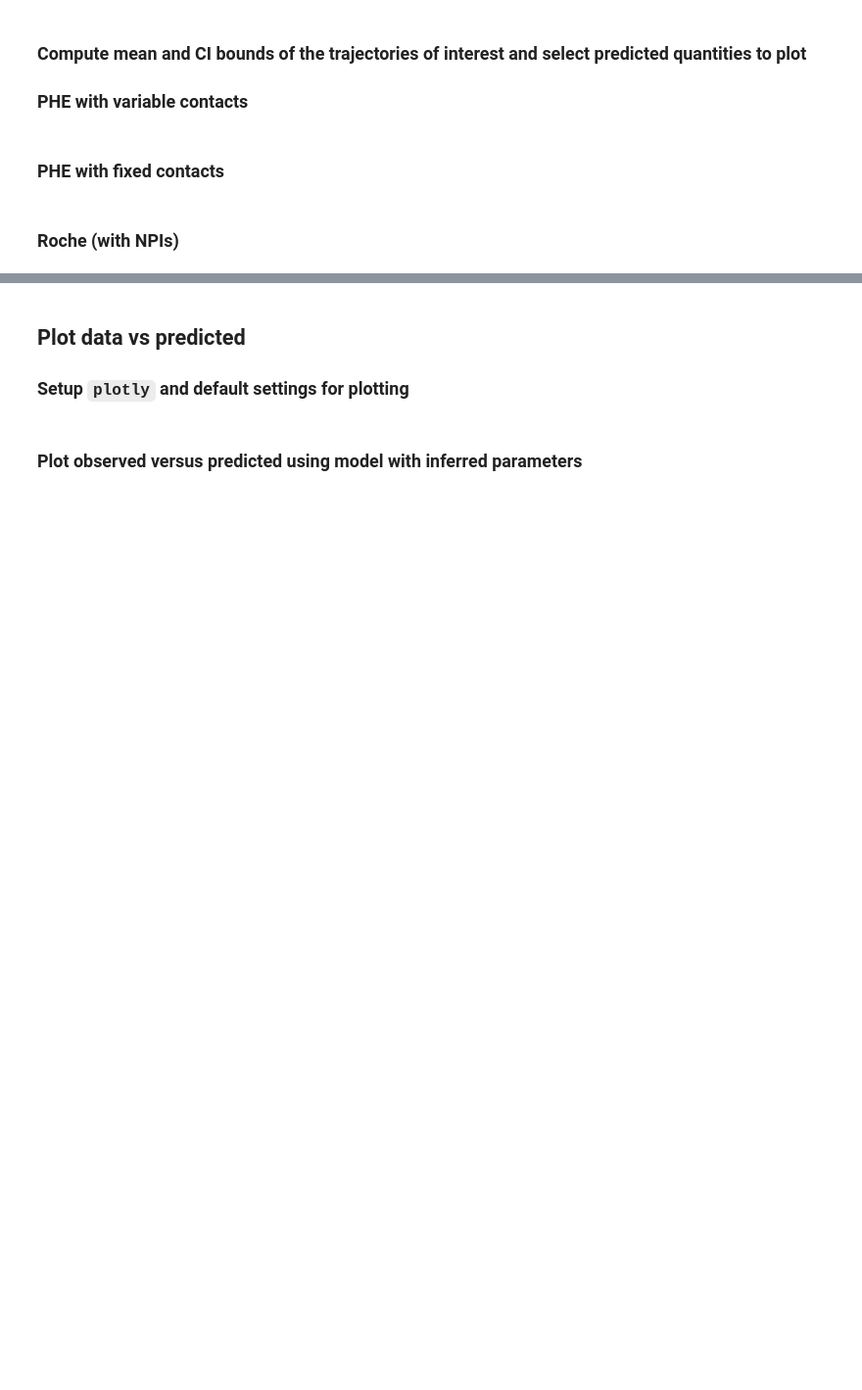
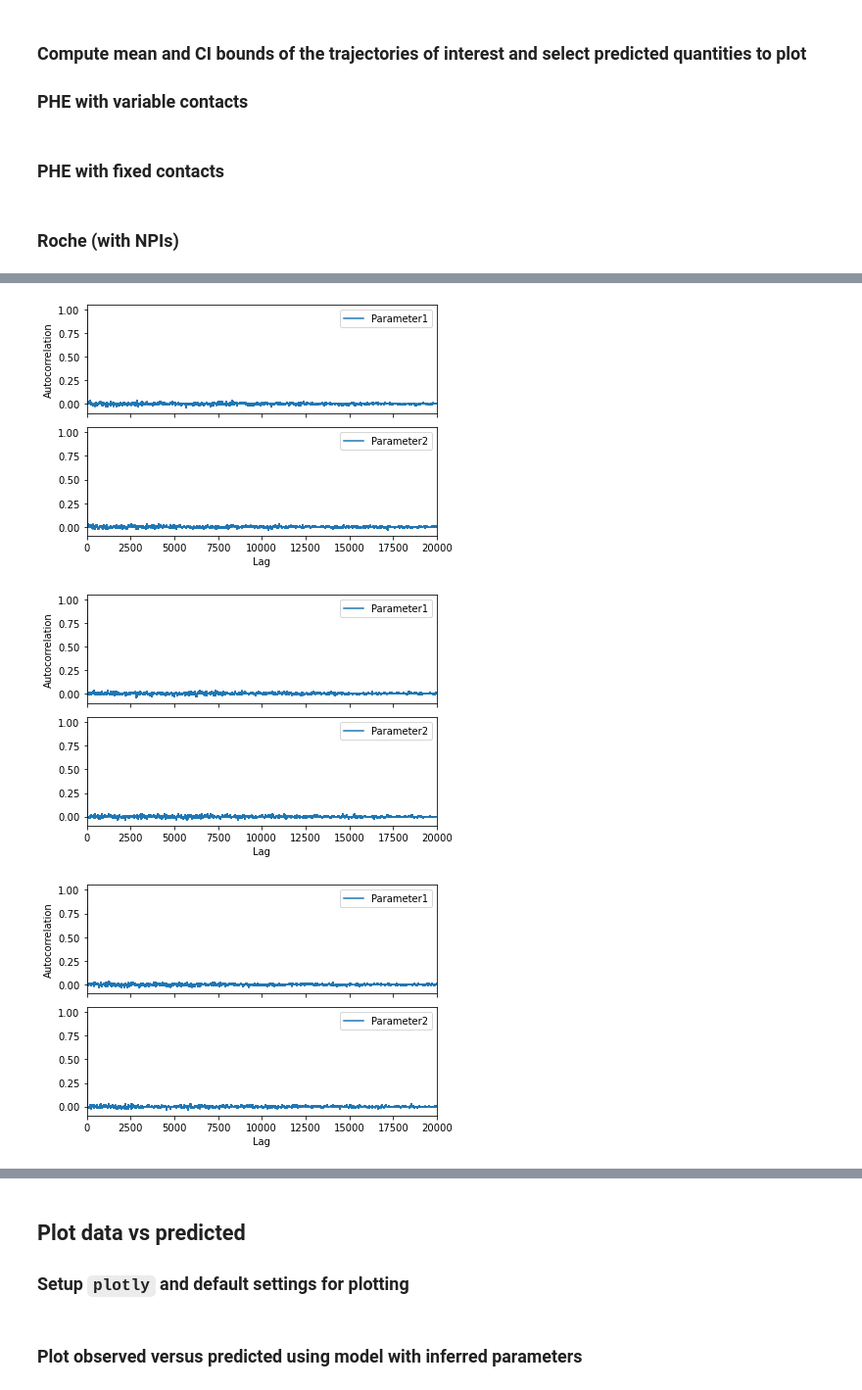
Before and after one commit to I-Bouros/multi-epi-model-cross-analysis, a Jupyter notebook: epimodels/examples/seir_comparison/phe_vs_roche_comparison_fs.ipynb, the cells around one changed output, grey strips where cells are left out. Shown at 98% size. Drawn from its saved outputs; the diff is of its cells as text; code cells hidden in the pictures; blank space fills up the shorter version.

```diff
--- a/epimodels/examples/seir_comparison/phe_vs_roche_comparison_fs.ipynb
+++ b/epimodels/examples/seir_comparison/phe_vs_roche_comparison_fs.ipynb
@@ -708,0 +752,9 @@ for r, _ in enumerate(regions):
+# %%
+# Plot the autocorrelation for the three chains of parameters for South West
+for roche_var_sample in roche_var_samples:
+    pints.plot.autocorrelation(roche_var_sample, max_lags=20000)
+    plt.show()
+# %% [output]
+[figure, added]
+[figure, added]
+[figure, added]
```
Also changed, not shown: parts of 23 cells of this notebook, 19 other files.
